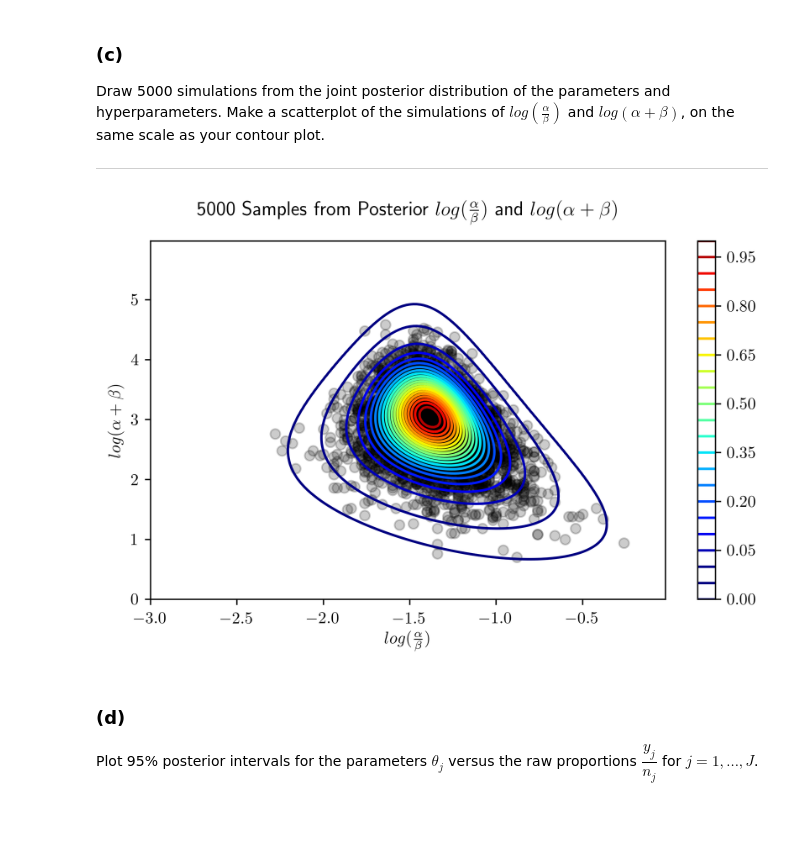
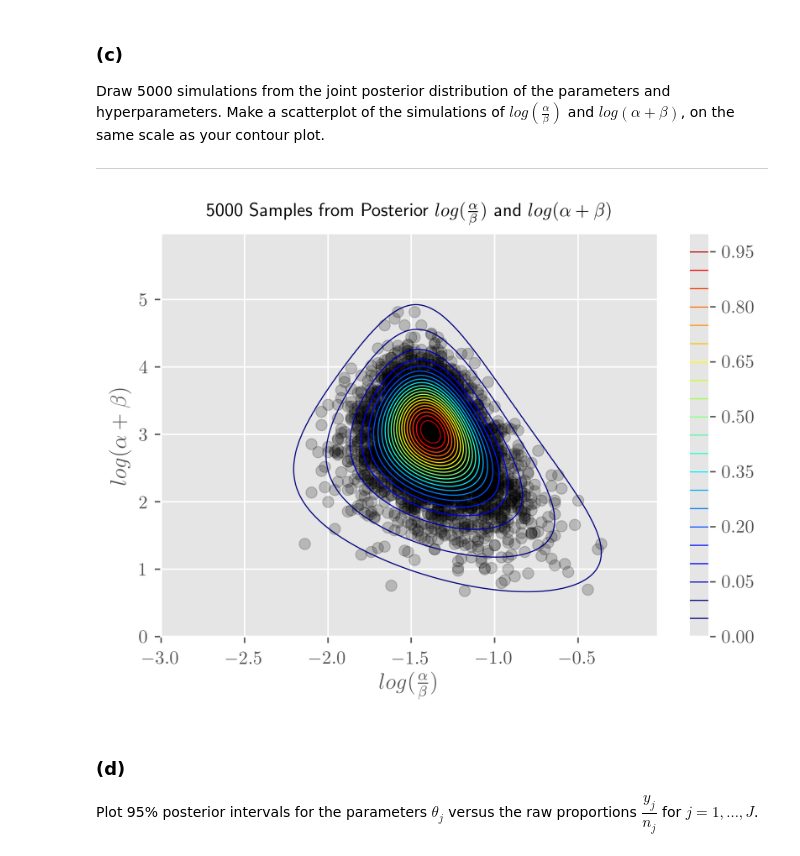
Before and after one commit to GKjohns/Bayesian-Statistics-5224, a Jupyter notebook: hw_3.ipynb, the cells around one changed output. Cells and saved outputs as stored; diff of their text form; code cells hidden in the pictures; blank space fills up the shorter version.

Commit message:
improve hw_3 plots

```diff
--- a/hw_3.ipynb
+++ b/hw_3.ipynb
@@ -10,7 +10,7 @@ from scipy.misc import factorial
 
 import matplotlib.pyplot as plt
 plt.rcParams['savefig.dpi'] = 400
-plt.rcParams['figure.figsize'] = 7, 4
+plt.rcParams['figure.figsize'] = 6, 4
 plt.rcParams['text.usetex'] = True
 # %% [markdown]
 # 1.
@@ -143,16 +143,17 @@ def sample_posterior(n):
 # %%
 samples = sample_posterior(5000)
 
-# with plt.style.context('ggplot'):
-plt.scatter(samples[:,0], samples[:,1], color='black', alpha=.2)
-plt.contour(logit_mu, log_psi, posterior_grid.T, levels=levels, cmap=plt.cm.jet)
-plt.xlabel(r'$log(\frac{\alpha}{\beta})$')
-plt.ylabel(r'$log(\alpha + \beta)$')
-plt.colorbar()
-plt.title(r'5000 Samples from Posterior $log(\frac{\alpha}{\beta})$ and $log(\alpha + \beta)$', y=1.025)
-plt.show()
+with plt.style.context('ggplot'):
+    plt.scatter(samples[:,0], samples[:,1], color='black', alpha=.2)
+    plt.contour(logit_mu, log_psi, posterior_grid.T, levels=levels, cmap=plt.cm.jet, linewidths=.6)
+    plt.xlabel(r'$log(\frac{\alpha}{\beta})$')
+    plt.ylabel(r'$log(\alpha + \beta)$')
+    plt.colorbar()
+    plt.title(r'5000 Samples from Posterior $log(\frac{\alpha}{\beta})$ and $log(\alpha + \beta)$',
+              size=10)
+    plt.show()
 # %% [output]
-[figure, old version]
+[figure, new version]
 # %% [markdown]
 ### (d)
 
```
Also changed, not shown: parts of 13 cells of this notebook.
